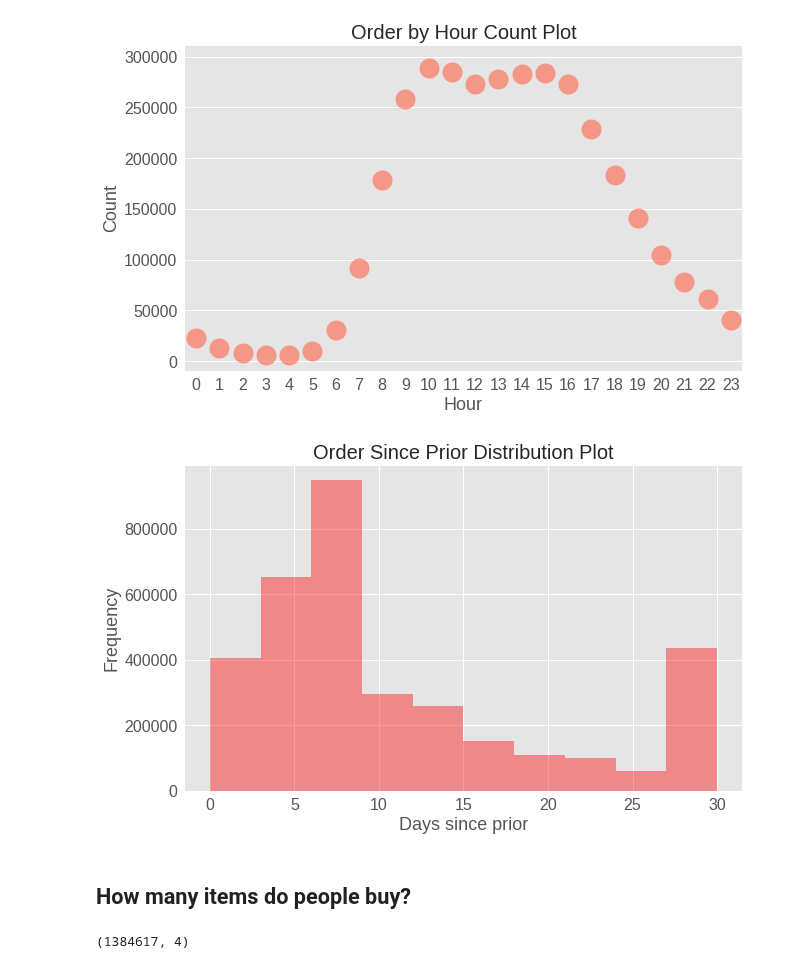
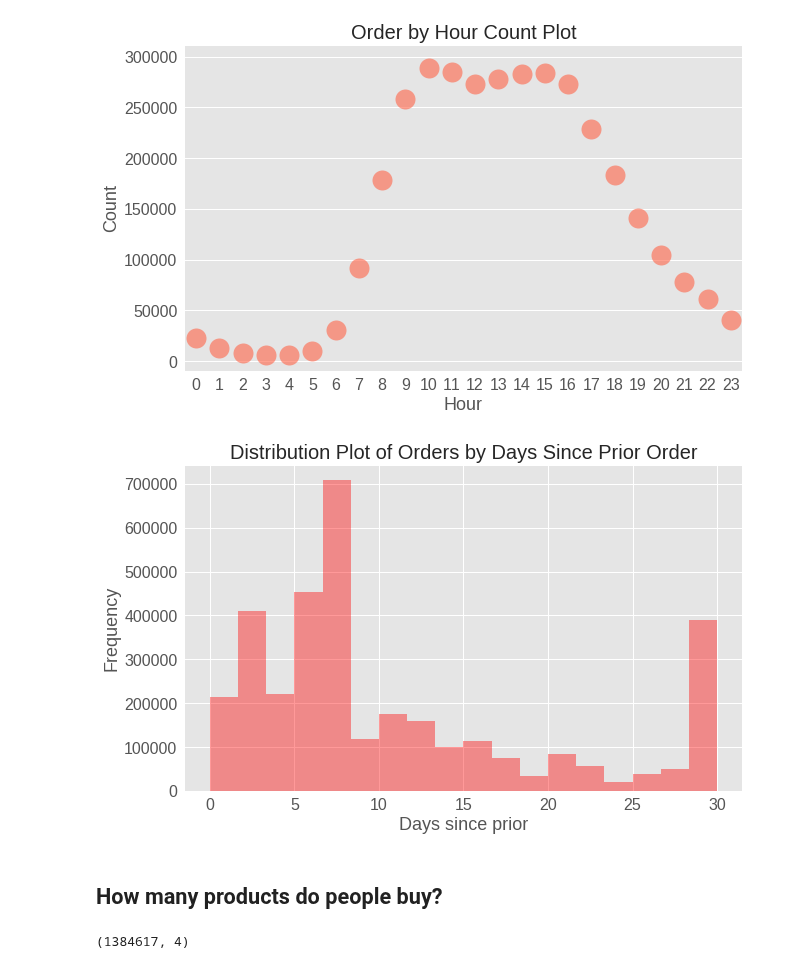
Before and after one commit to alekseisolovev/kaggle, a Jupyter notebook: instacart-market/instacart_market_basket_analysis_eda.ipynb, the cells around one changed output. Saved outputs shown, nothing was run; the diff lists cells and outputs as text; code cells hidden in the pictures.

```diff
--- a/instacart-market/instacart_market_basket_analysis_eda.ipynb
+++ b/instacart-market/instacart_market_basket_analysis_eda.ipynb
@@ -45,17 +45,17 @@ plt.show()
 # %%
 fig = plt.figure(figsize=(10,6))
 plt.tick_params(labelsize=16)
 
-sns.distplot(orders.days_since_prior_order, bins=10, kde=False, color='red')
+sns.distplot(orders.days_since_prior_order, bins=18, kde=False, color='red')
 
 plt.xlabel('Days since prior', fontsize=18)
 plt.ylabel('Frequency', fontsize=18)
-plt.title('Order Since Prior Distribution Plot', fontsize=20)
+plt.title('Distribution Plot of Orders by Days Since Prior Order', fontsize=20)
 plt.show()
 # %% [output]
-[figure, old version]
+[figure, new version]
 # %% [markdown]
-## How many items do people buy?
+## How many products do people buy?
 # %%
 order_products_train = pd.read_csv('order_products_train.csv')
 order_products_train.shape
```
Also changed, not shown: parts of 4 cells of this notebook.
